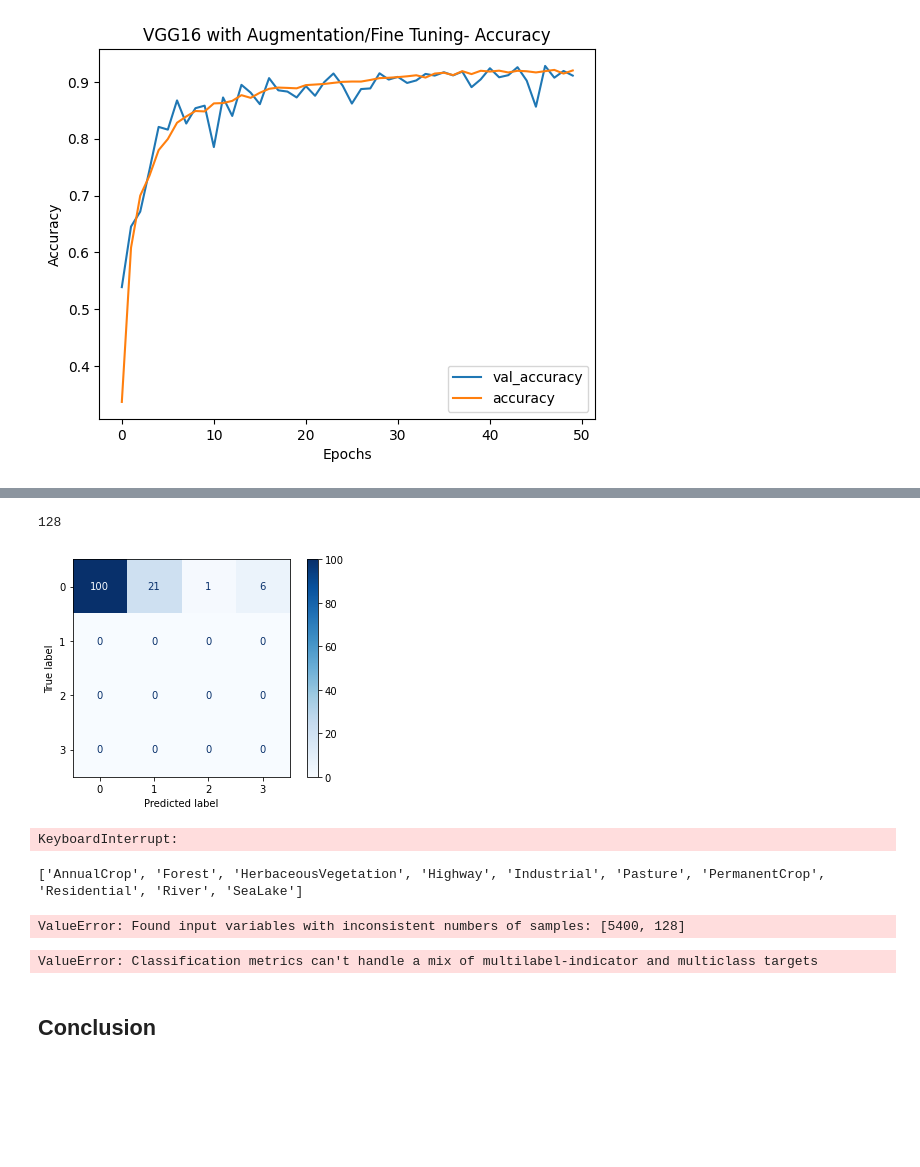
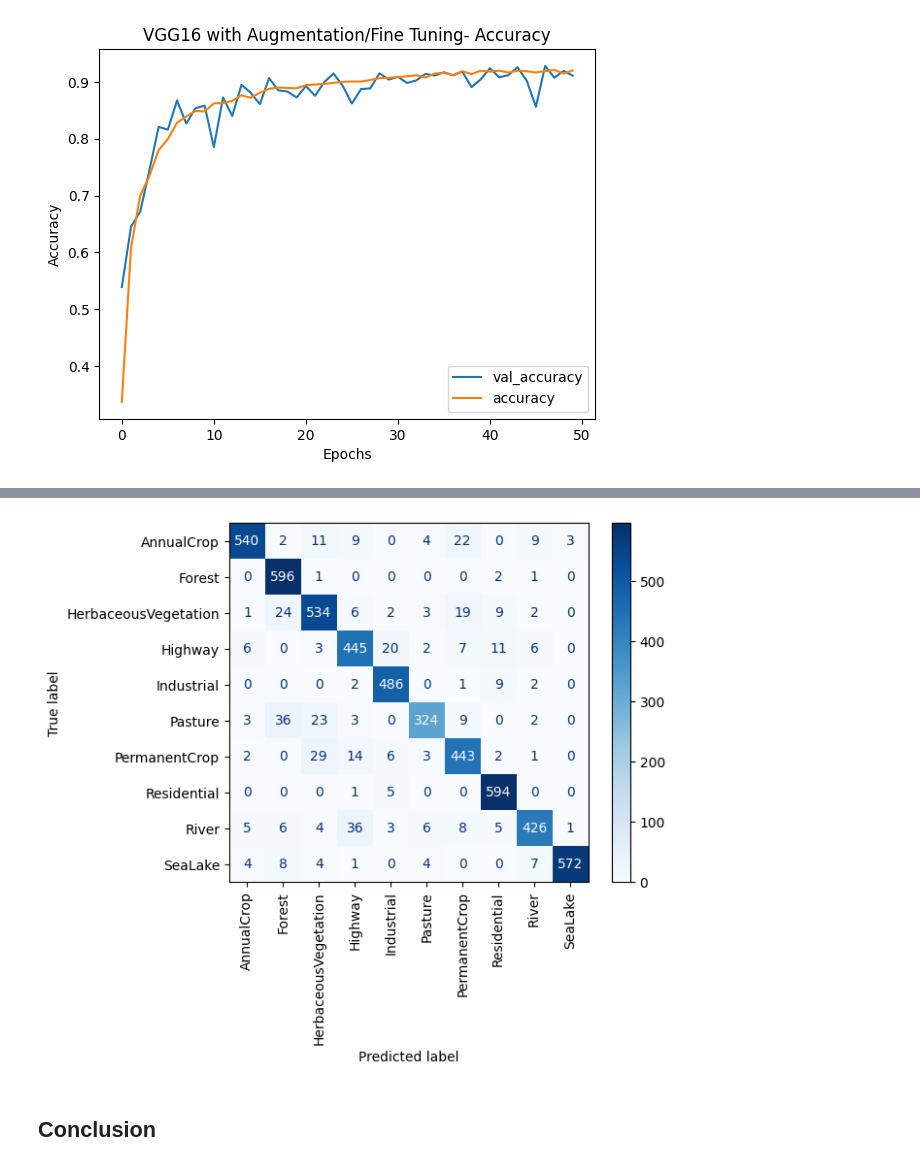
Before and after one commit to aokdata/Land_Cover_Classification, a Jupyter notebook: Land_Cover_Classification_Notebook.ipynb, the cells around one changed output, grey strips where cells are left out. Drawn from its saved outputs; the diff is of its cells as text; code cells hidden in the pictures; blank space fills up the shorter version.

Commit message:
Ran predictions and confusion matrix

```diff
--- a/Land_Cover_Classification_Notebook.ipynb
+++ b/Land_Cover_Classification_Notebook.ipynb
@@ -2886,0 +2884,12 @@ print(true_classes)
+# %%
+#Take our highest predicted class as our prediction
+y_pred = np.argmax(predictions, axis=1)
+
+#Define our X_test or Test Classes
+true_classes = aug16_test_generator.classes
+
+#Define our y_test or Test Labels
+class_labels = list(aug16_test_generator.class_indices.keys())
+
+report = classification_report(true_classes, y_pred, target_names=class_labels)
+print(report)
@@ -2887,5 +2926,4 @@ print(true_classes)
 # %%
-class_labels = list(test_generator.class_indices.keys())
-
-print(class_labels)
+cm_labels = list(aug16_test_generator.class_indices.keys())
+cm_labels
 # %% [output]
@@ -2927,4 +2939,0 @@ array([3, 0, 0, 0, 3, 0, 0, 0, 0, 8, 0, 0, 0, 0, 0, 0, 0, 0, 0, 0, 3, 0,
-# %%
-len(predicted)
-# %% [output]
-128
@@ -2933,49 +2940,12 @@ cm = confusion_matrix(test_labels.argmax(axis=-1), predicted)
-# %%
-from sklearn.metrics import multilabel_confusion_matrix, classification_report, ConfusionMatrixDisplay
-
-disp = ConfusionMatrixDisplay(confusion_matrix=cm)#, display_labels=labels)
-
-disp.plot(cmap=plt.cm.Blues)
-plt.show()
-
-# multilabel_confusion_matrix(test_labels.argmax(axis=-1), predicted)
-# %% [output]
-[figure, removed]
-# %%
-#Predictions on entire train data
-batch_size = 128
-num_of_test_samples = 43
-predictions = final_model.predict(test_generator,  num_of_test_samples // batch_size+1)
-predictions
-# %% [output]
-KeyboardInterrupt:
-# %%
-y_pred = np.argmax(predictions, axis=1)
-
-true_classes = test_generator.classes
-
-class_labels = list(test_generator.class_indices.keys())
-
-print(class_labels)
-
-print(confusion_matrix(test_generator.classes, y_pred))
-
-report = classification_report(true_classes, y_pred, target_names=class_labels)
-print(report)
-# %% [output]
-['AnnualCrop', 'Forest', 'HerbaceousVegetation', 'Highway', 'Industrial', 'Pasture', 'PermanentCrop', 'Residential', 'River', 'SeaLake']
-ValueError: Found input variables with inconsistent numbers of samples: [5400, 128]
 # %%
-##View confusion matrix of test predictions
-cm_digits = confusion_matrix(test_labels, predicted)
+#View confusion matrix of test predictions
 
-disp = ConfusionMatrixDisplay(
-    confusion_matrix=cm_digits)
-
-disp.plot(cmap=plt.cm.Blues)
-plt.show()
+final_disp = ConfusionMatrixDisplay.from_predictions(true_classes, y_pred,
+                                                     display_labels=cm_labels,
+                                                     xticks_rotation="vertical",
+                                                     cmap=plt.cm.Blues)
 # %% [output]
-ValueError: Classification metrics can't handle a mix of multilabel-indicator and multiclass targets
+[figure, added]
 # %% [markdown]
 ## Conclusion
 # %% [markdown]
```
Also changed, not shown: parts of 15 cells of this notebook.
